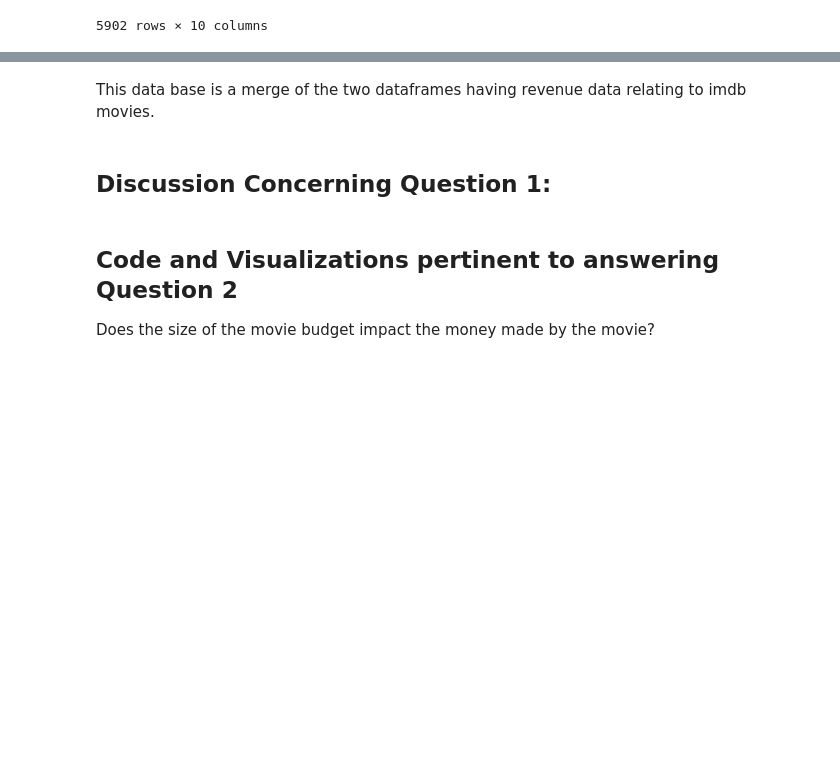
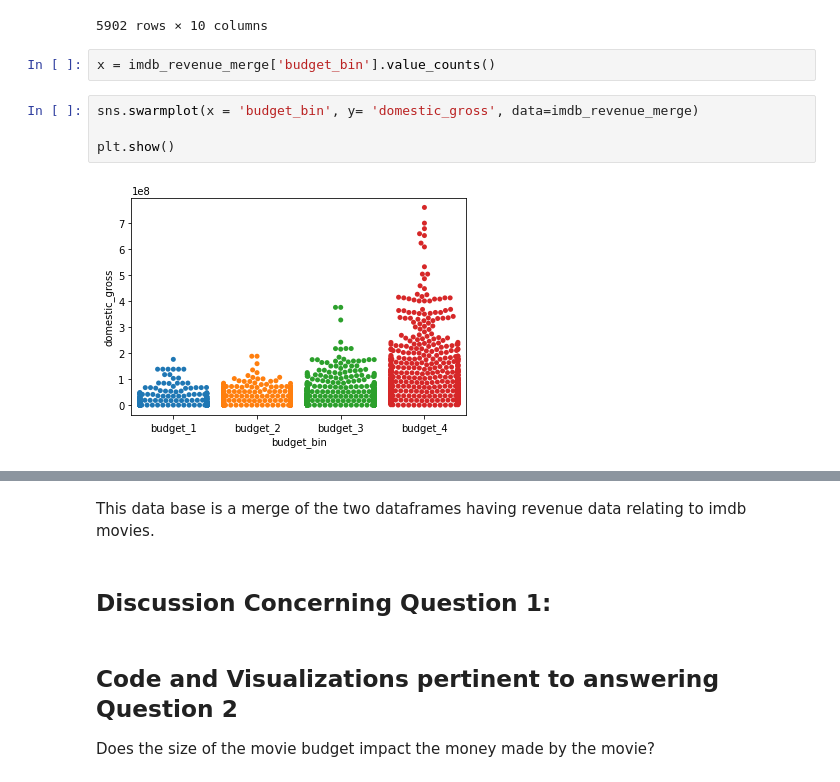
Before and after one commit to JenniferLavoie/DSFirstProject, a Jupyter notebook: student.ipynb, the cells around one changed output, grey strips where cells are left out. Drawn from its saved outputs; the diff is of its cells as text; blank space fills up the shorter version.

```diff
--- a/student.ipynb
+++ b/student.ipynb
@@ -598,3 +615,11 @@ imdb_revenue_merge
 | 5900 | tt9078374 | Last Letter | Ni hao, Zhihua | 2018 | 6.4 | 322 | NaN | ... |
 | 5901 | tt9151704 | Burn the Stage: The Movie | Burn the Stage: The Movie | 2018 | 8.8 | 2067 | NaN | ... |
 5902 rows × 10 columns
+# %%
+x = imdb_revenue_merge['budget_bin'].value_counts()
+# %%
+sns.swarmplot(x = 'budget_bin', y= 'domestic_gross', data=imdb_revenue_merge)
+
+plt.show()
+# %% [output]
+[figure, added]
```
Also changed, not shown: parts of 7 cells of this notebook.
